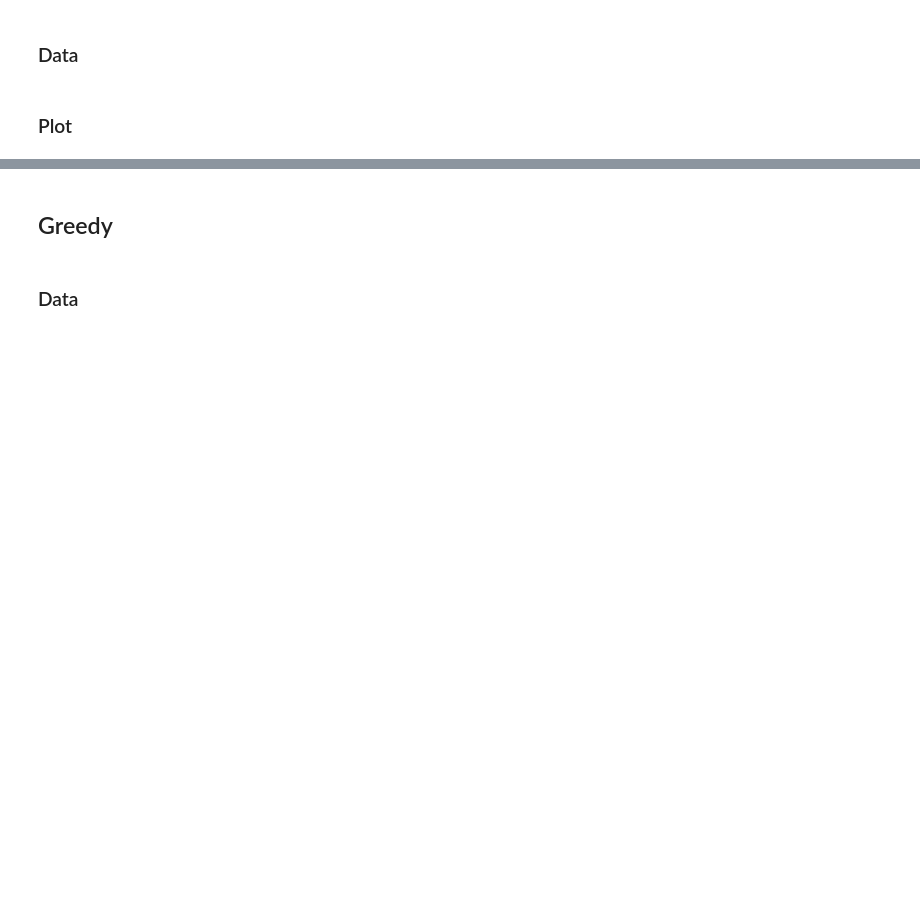
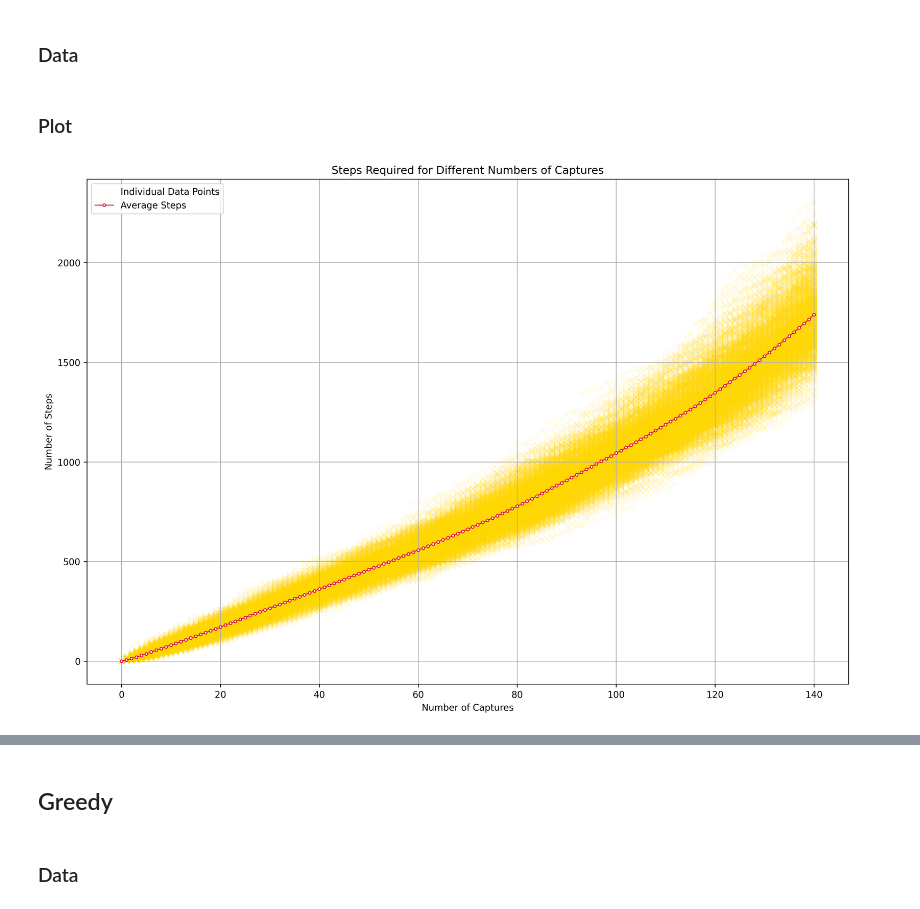
Before and after one commit to feizhanxia/BetterStrategy, a Jupyter notebook: analysis/is_it_better.ipynb, the cells around one changed output, grey strips where cells are left out. Cells and saved outputs as stored; diff of their text form; code cells hidden in the pictures; blank space fills up the shorter version.

Commit message:
eval_0

```diff
--- a/analysis/is_it_better.ipynb
+++ b/analysis/is_it_better.ipynb
@@ -82,2 +74,48 @@ while not done:
 # %% [markdown]
 ### Plot
+# %%
+# read from csv
+import pandas as pd
+smart_df = pd.read_csv('data/nstep_ncap_eval_0_smart_1000.csv')
+# %%
+import matplotlib.pyplot as plt
+import seaborn as sns
+
+data = smart_df.copy()
+# Drop datas woth the largest number of captures
+data = data[data['n_capture'] < data['n_capture'].max()]
+# Calculating the mean of steps for each capture number
+mean_steps = data.groupby('n_capture')['n_steps'].mean()
+
+# Creating the plot
+plt.figure(figsize=(15, 10), dpi=300)
+
+# Scatter plot for raw data
+sns.scatterplot(x=data['n_capture'],
+                y=data['n_steps'],
+                alpha=0.2, marker='x',
+                color='gold',
+                label='Individual Data Points')
+
+# Line plot for the mean steps per capture number
+sns.lineplot(x=mean_steps.index,
+            y=mean_steps.values,
+            label='Average Steps',
+            color='crimson',
+            linewidth=1, marker='o',
+            markersize=3,
+            markeredgewidth=1,
+            markerfacecolor='white',
+            markeredgecolor='crimson')
+
+# Adding labels and title
+plt.title('Steps Required for Different Numbers of Captures')
+plt.xlabel('Number of Captures')
+plt.ylabel('Number of Steps')
+plt.legend()
+
+# Show the plot
+plt.grid(True)
+plt.show()
+# %% [output]
+[figure, added]
```
Also changed, not shown: parts of 3 cells of this notebook, 8 other files.
